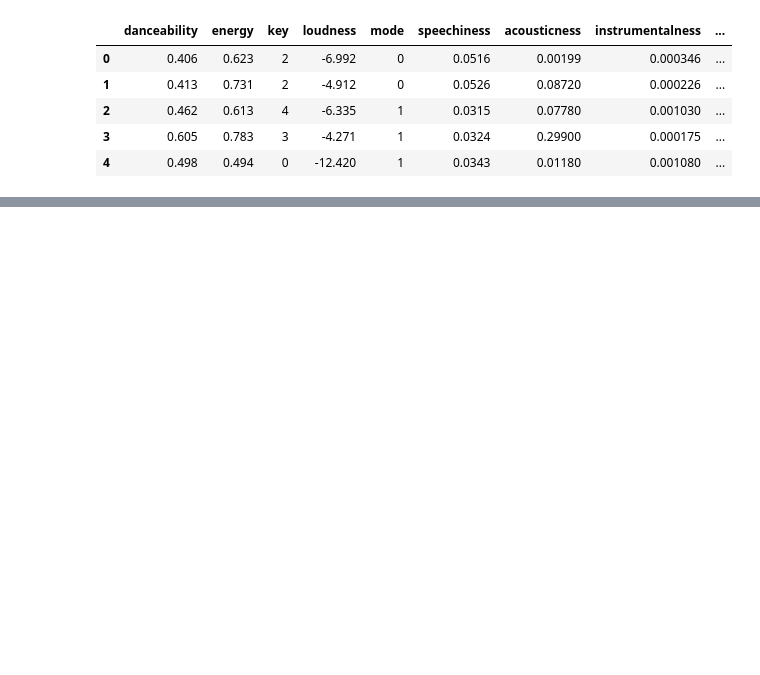
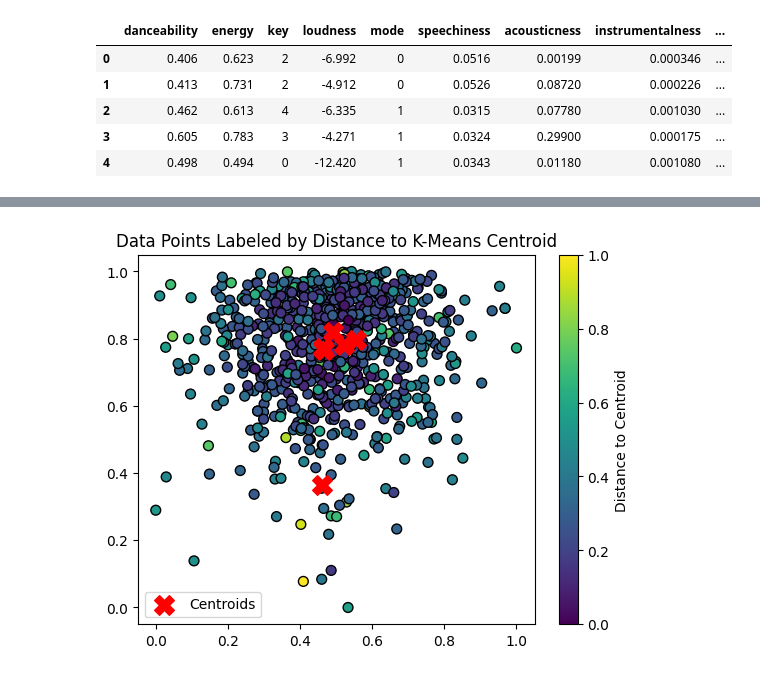
Before and after one commit to sibulus13/playlist_maker, a Jupyter notebook: classifier.ipynb, the cells around one changed output, grey strips where cells are left out. Saved outputs shown, nothing was run; the diff lists cells and outputs as text; code cells hidden in the pictures; blank space fills up the shorter version.

```diff
--- a/classifier.ipynb
+++ b/classifier.ipynb
@@ -111,0 +165,28 @@ y_pred = clf.predict(X_test)
+# %%
+X=x
+# Get cluster labels and centroids
+labels = kmeans.labels_
+centroids = kmeans.cluster_centers_
+
+# Calculate distances from each point to its cluster centroid
+distances = [np.linalg.norm(X[i] - centroids[labels[i]]) for i in range(len(X))]
+
+# Plot the data points with labels based on distances to centroids
+plt.scatter(X[:, 0], X[:, 1], c=distances, cmap='viridis', edgecolors='k', s=50)
+plt.scatter(centroids[:, 0], centroids[:, 1], c='red', marker='X', s=200, label='Centroids')
+# label points with song titles
+for i, txt in enumerate(titles):
+    try:
+        # replace '$$' in string titles with 'SS' if it is there
+        txt = txt.replace('$$', 'SS')
+        # plt.annotate(txt, (X[i,0], X[i,1]))
+    except Exception as E:
+        print(E)
+        continue
+
+plt.colorbar(label='Distance to Centroid')
+plt.title('Data Points Labeled by Distance to K-Means Centroid')
+plt.legend()
+plt.show()
+# %% [output]
+[figure, added]
```
Also changed, not shown: parts of 10 cells of this notebook, 2 other files.
